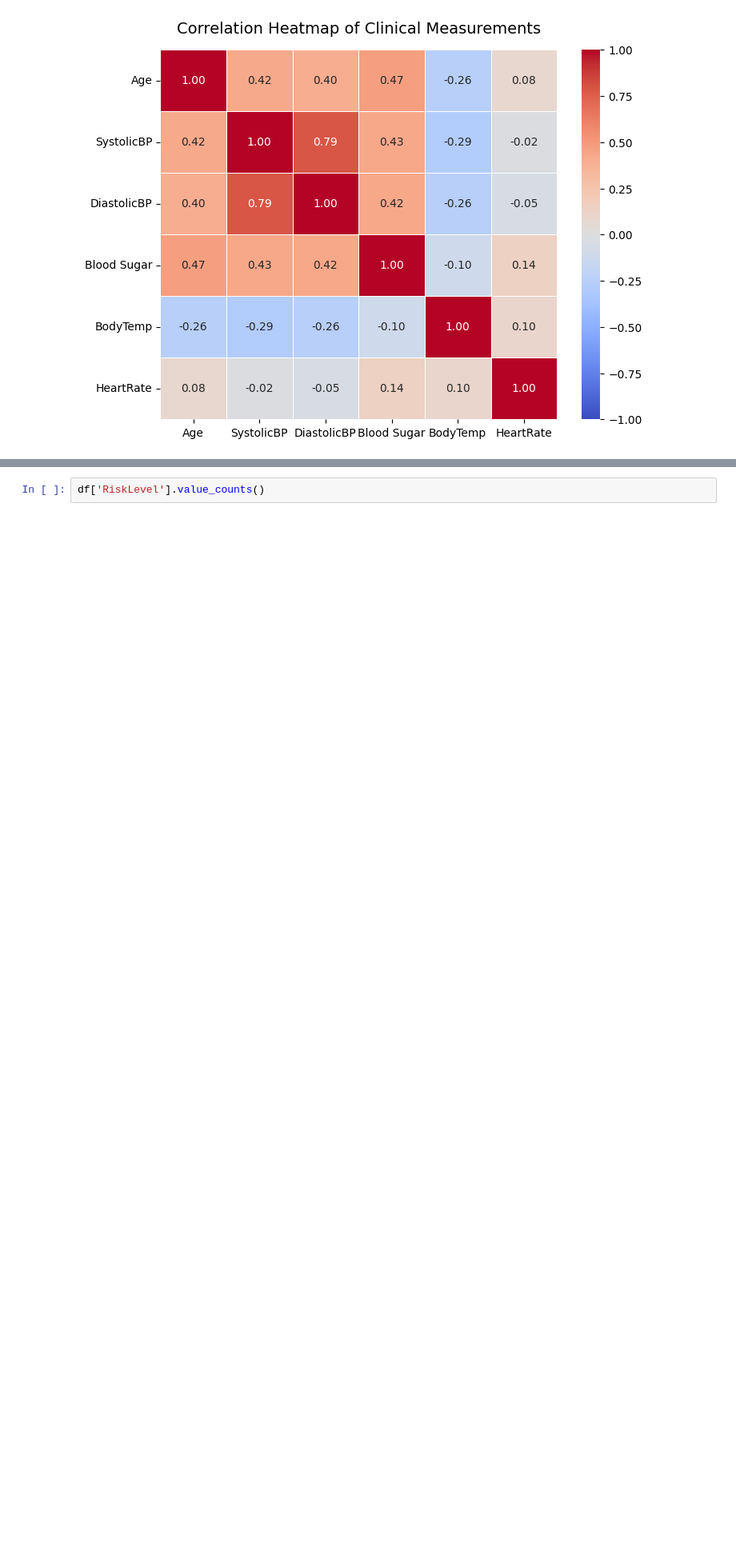
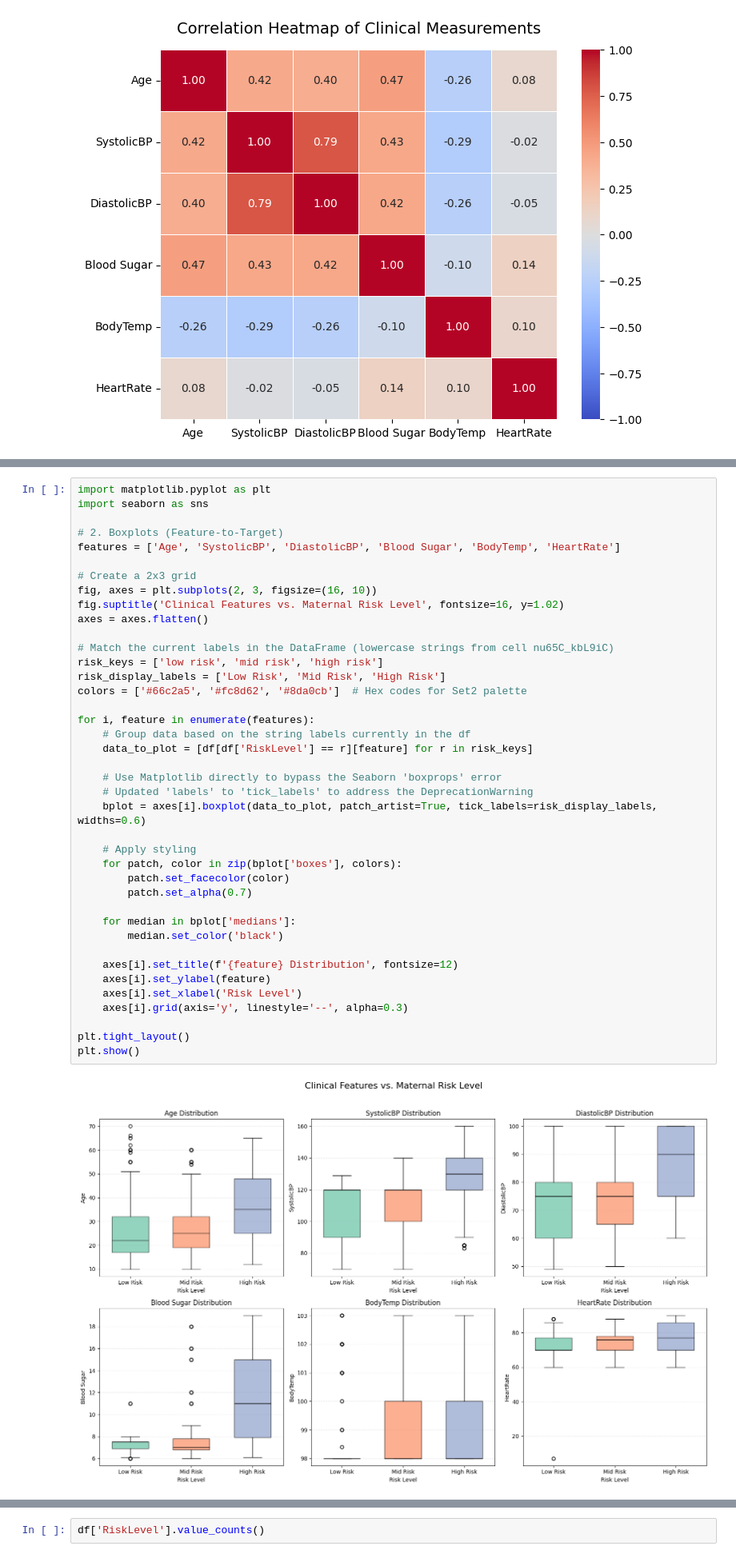
Before and after one commit to mahmooda23/Early-Risk-Stratification-of-Maternal-Complications-during-Pregnancy-, a Jupyter notebook: predict_risk_during_pregnancy.ipynb, the cells around one changed output, grey strips where cells are left out. Shown at 80% size. Saved outputs shown, nothing was run; the diff lists cells and outputs as text; blank space fills up the shorter version.

Commit message:
shows boxplot with matplotlib

```diff
--- a/predict_risk_during_pregnancy.ipynb
+++ b/predict_risk_during_pregnancy.ipynb
@@ -142,0 +108,42 @@ plt.show()
+# %%
+import matplotlib.pyplot as plt
+import seaborn as sns
+
+# 2. Boxplots (Feature-to-Target)
+features = ['Age', 'SystolicBP', 'DiastolicBP', 'Blood Sugar', 'BodyTemp', 'HeartRate']
+
+# Create a 2x3 grid
+fig, axes = plt.subplots(2, 3, figsize=(16, 10))
+fig.suptitle('Clinical Features vs. Maternal Risk Level', fontsize=16, y=1.02)
+axes = axes.flatten()
+
+# Match the current labels in the DataFrame (lowercase strings from cell nu65C_kbL9iC)
+risk_keys = ['low risk', 'mid risk', 'high risk']
+risk_display_labels = ['Low Risk', 'Mid Risk', 'High Risk']
+colors = ['#66c2a5', '#fc8d62', '#8da0cb']  # Hex codes for Set2 palette
+
+for i, feature in enumerate(features):
+    # Group data based on the string labels currently in the df
+    data_to_plot = [df[df['RiskLevel'] == r][feature] for r in risk_keys]
+
+    # Use Matplotlib directly to bypass the Seaborn 'boxprops' error
+    # Updated 'labels' to 'tick_labels' to address the DeprecationWarning
+    bplot = axes[i].boxplot(data_to_plot, patch_artist=True, tick_labels=risk_display_labels, widths=0.6)
+
+    # Apply styling
+    for patch, color in zip(bplot['boxes'], colors):
+        patch.set_facecolor(color)
+        patch.set_alpha(0.7)
+
+    for median in bplot['medians']:
+        median.set_color('black')
+
+    axes[i].set_title(f'{feature} Distribution', fontsize=12)
+    axes[i].set_ylabel(feature)
+    axes[i].set_xlabel('Risk Level')
+    axes[i].grid(axis='y', linestyle='--', alpha=0.3)
+
+plt.tight_layout()
+plt.show()
+# %% [output]
+[figure, added]
```
Also changed, not shown: parts of 6 cells of this notebook.
